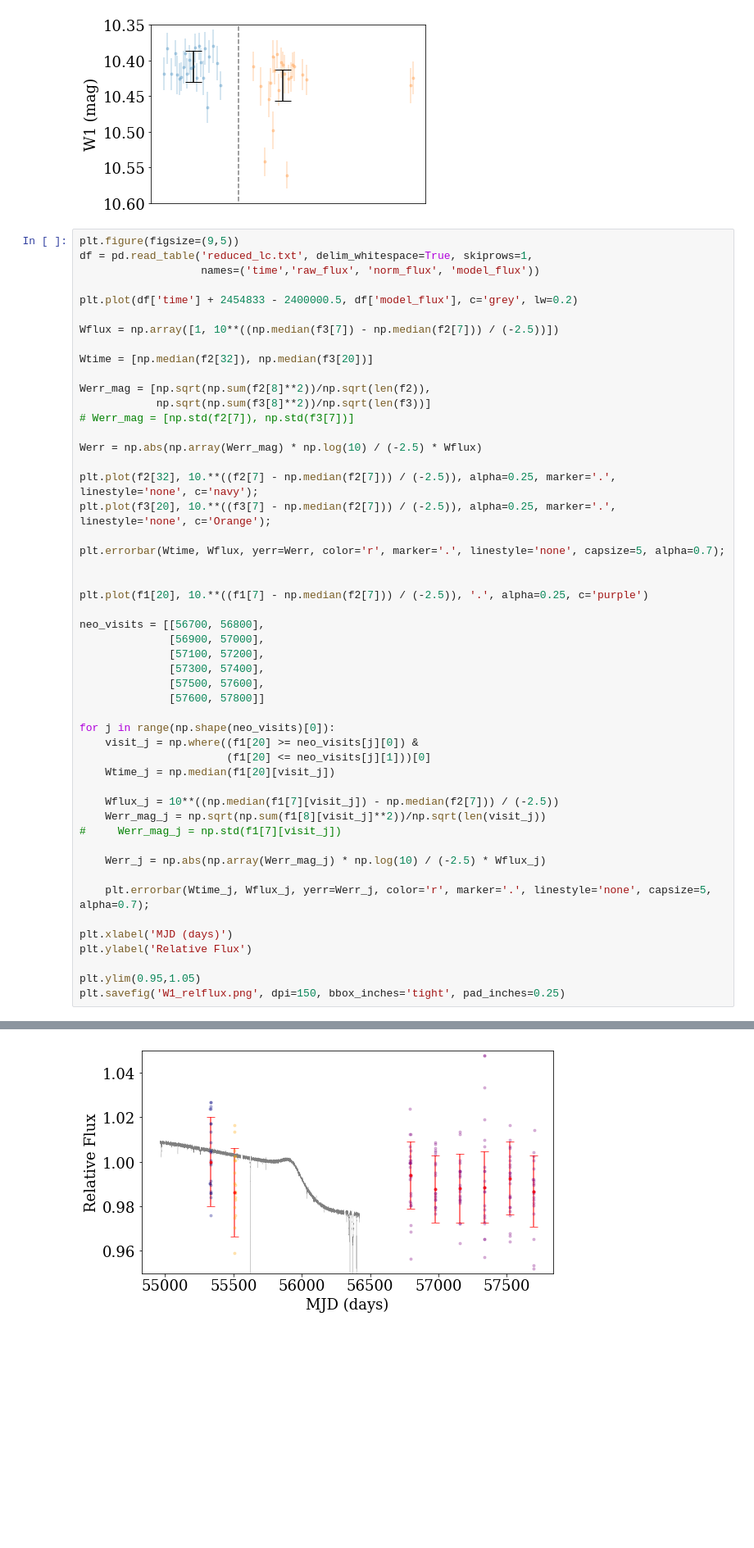
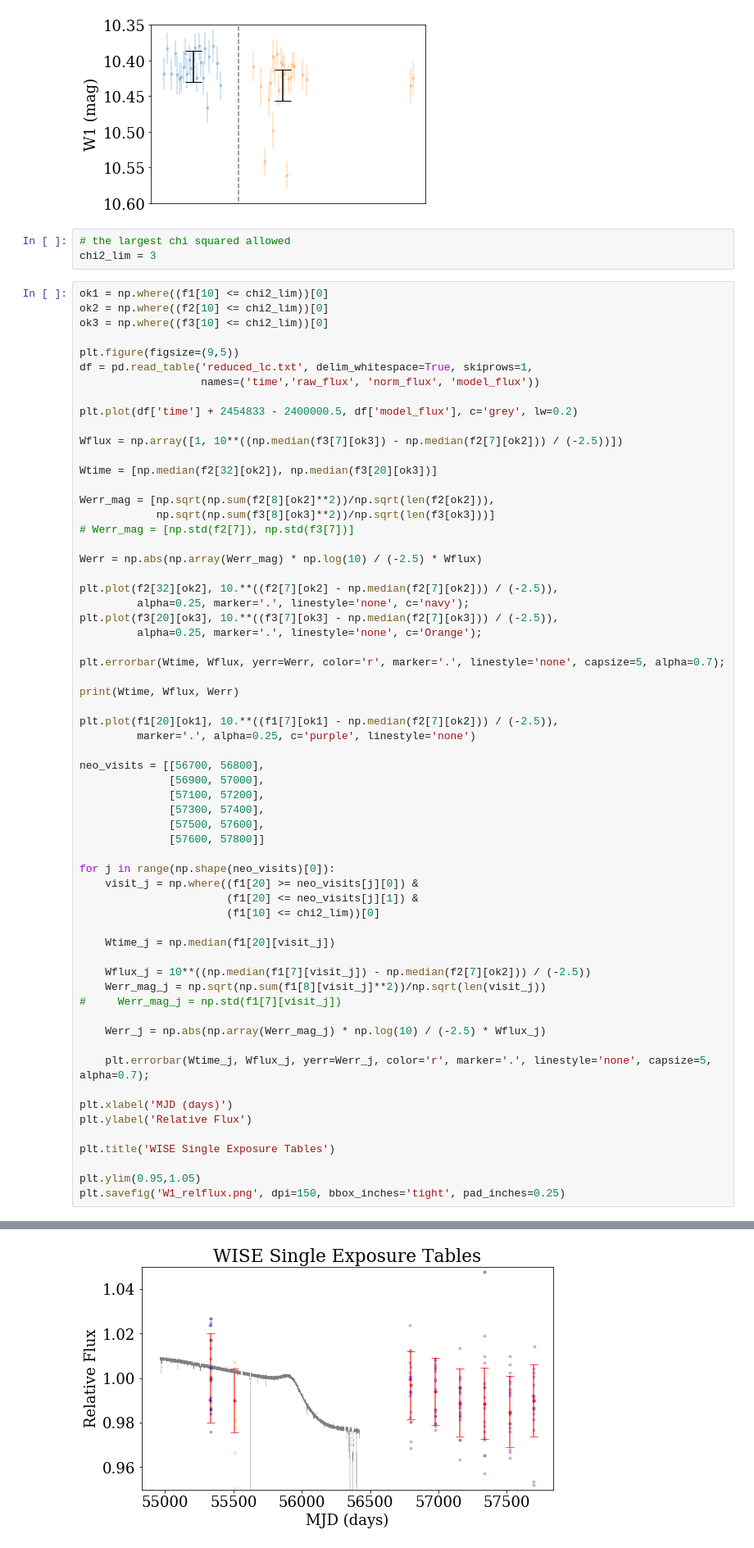
Before and after one commit to jradavenport/WISE_Boyajian, a Jupyter notebook: quicklook.ipynb, the cells around one changed output, grey strips where cells are left out. Shown: that part at 82% size. Drawn from its saved outputs; the diff is of its cells as text; blank space fills up the shorter version.

Commit message:
finished with WISE for now

```diff
--- a/quicklook.ipynb
+++ b/quicklook.ipynb
@@ -63,30 +63,41 @@ print(min(f2[32]), min(f3[20]))
 1.02516897505
 (55329.909207000004, 55508.948011)
 [figure]
+# %%
+# the largest chi squared allowed
+chi2_lim = 3
 # %%
+ok1 = np.where((f1[10] <= chi2_lim))[0]
+ok2 = np.where((f2[10] <= chi2_lim))[0]
+ok3 = np.where((f3[10] <= chi2_lim))[0]
+
 plt.figure(figsize=(9,5))
 df = pd.read_table('reduced_lc.txt', delim_whitespace=True, skiprows=1,
                    names=('time','raw_flux', 'norm_flux', 'model_flux'))
 
 plt.plot(df['time'] + 2454833 - 2400000.5, df['model_flux'], c='grey', lw=0.2)
 
-Wflux = np.array([1, 10**((np.median(f3[7]) - np.median(f2[7])) / (-2.5))])
+Wflux = np.array([1, 10**((np.median(f3[7][ok3]) - np.median(f2[7][ok2])) / (-2.5))])
 
-Wtime = [np.median(f2[32]), np.median(f3[20])]
+Wtime = [np.median(f2[32][ok2]), np.median(f3[20][ok3])]
 
-Werr_mag = [np.sqrt(np.sum(f2[8]**2))/np.sqrt(len(f2)),
-            np.sqrt(np.sum(f3[8]**2))/np.sqrt(len(f3))]
+Werr_mag = [np.sqrt(np.sum(f2[8][ok2]**2))/np.sqrt(len(f2[ok2])),
+            np.sqrt(np.sum(f3[8][ok3]**2))/np.sqrt(len(f3[ok3]))]
 # Werr_mag = [np.std(f2[7]), np.std(f3[7])]
 
 Werr = np.abs(np.array(Werr_mag) * np.log(10) / (-2.5) * Wflux)
 
-plt.plot(f2[32], 10.**((f2[7] - np.median(f2[7])) / (-2.5)), alpha=0.25, marker='.', linestyle='none', c='navy');
-plt.plot(f3[20], 10.**((f3[7] - np.median(f2[7])) / (-2.5)), alpha=0.25, marker='.', linestyle='none', c='Orange');
+plt.plot(f2[32][ok2], 10.**((f2[7][ok2] - np.median(f2[7][ok2])) / (-2.5)),
+         alpha=0.25, marker='.', linestyle='none', c='navy');
+plt.plot(f3[20][ok3], 10.**((f3[7][ok3] - np.median(f2[7][ok3])) / (-2.5)),
+         alpha=0.25, marker='.', linestyle='none', c='Orange');
 
 plt.errorbar(Wtime, Wflux, yerr=Werr, color='r', marker='.', linestyle='none', capsize=5, alpha=0.7);
 
+print(Wtime, Wflux, Werr)
 
-plt.plot(f1[20], 10.**((f1[7] - np.median(f2[7])) / (-2.5)), '.', alpha=0.25, c='purple')
+plt.plot(f1[20][ok1], 10.**((f1[7][ok1] - np.median(f2[7][ok2])) / (-2.5)),
+         marker='.', alpha=0.25, c='purple', linestyle='none')
 
 neo_visits = [[56700, 56800],
               [56900, 57000],
@@ -97,10 +108,12 @@ neo_visits = [[56700, 56800],
 
 for j in range(np.shape(neo_visits)[0]):
     visit_j = np.where((f1[20] >= neo_visits[j][0]) &
-                       (f1[20] <= neo_visits[j][1]))[0]
+                       (f1[20] <= neo_visits[j][1]) &
+                       (f1[10] <= chi2_lim))[0]
+
     Wtime_j = np.median(f1[20][visit_j])
 
-    Wflux_j = 10**((np.median(f1[7][visit_j]) - np.median(f2[7])) / (-2.5))
+    Wflux_j = 10**((np.median(f1[7][visit_j]) - np.median(f2[7][ok2])) / (-2.5))
     Werr_mag_j = np.sqrt(np.sum(f1[8][visit_j]**2))/np.sqrt(len(visit_j))
 #     Werr_mag_j = np.std(f1[7][visit_j])
 
@@ -111,6 +124,8 @@ for j in range(np.shape(neo_visits)[0]):
 plt.xlabel('MJD (days)')
 plt.ylabel('Relative Flux')
 
+plt.title('WISE Single Exposure Tables')
+
 plt.ylim(0.95,1.05)
 plt.savefig('W1_relflux.png', dpi=150, bbox_inches='tight', pad_inches=0.25)
 # %% [output]
@@ -117 +133 @@ plt.savefig('W1_relflux.png', dpi=150, bbox_inches='tight', pad_inches=0.25)
-[figure, old version]
+[figure, new version]
```
Also changed, not shown: parts of 4 cells of this notebook, 8 other files.
